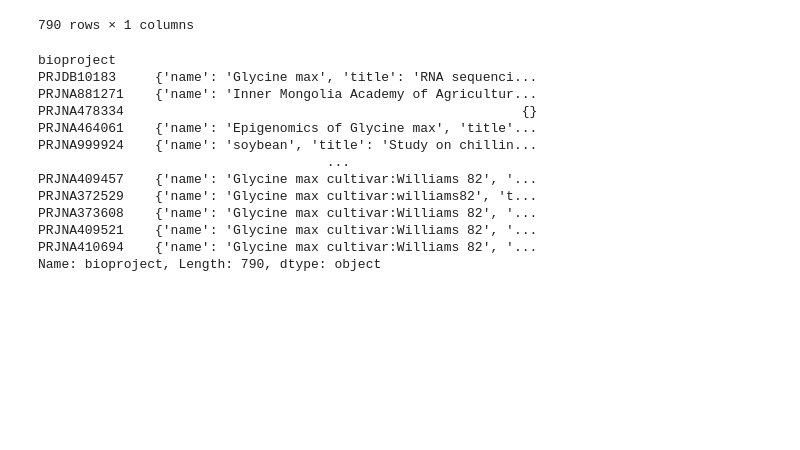
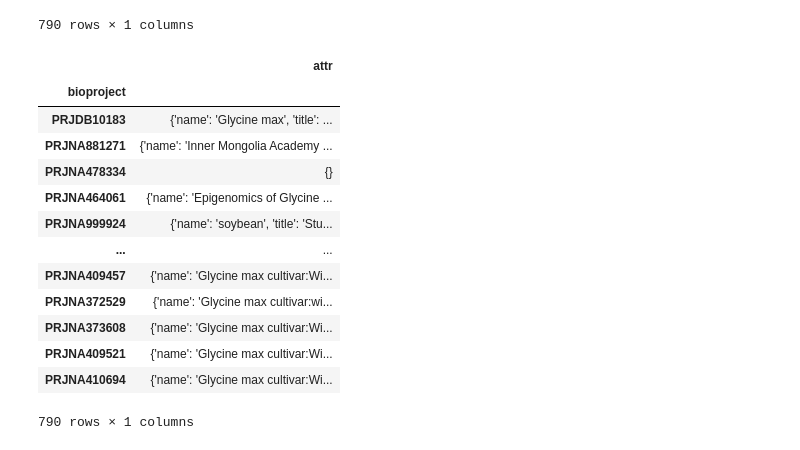
Before and after one commit to freire-guido/soy-biomarkers, a Jupyter notebook: metadata/bioproject.ipynb, the cells around one changed output. Drawn from its saved outputs; the diff is of its cells as text; code cells hidden in the pictures; blank space fills up the shorter version.

```diff
--- a/metadata/bioproject.ipynb
+++ b/metadata/bioproject.ipynb
@@ -21,25 +21,27 @@ bioprojects
 790 rows × 1 columns
 # %%
 try:
-    attr = pd.read_csv('bioproject_attributes.csv')
+    attr = pd.read_csv('bioproject_attributes.csv', index_col = 0)
+    attr['attr'] = attr['attr'].apply(eval)
 except:
     attr = bioprojects['bioproject'].apply(bioproject.get_bioproject)
     attr.index = bioprojects['bioproject']
-    attr = attr.apply(bioproject.from_bioproject)
+    attr['attr'] = attr.apply(bioproject.from_bioproject)
     attr.to_csv('bioproject_attributes.csv')
 attr
 # %% [output]
+|  | attr |
+| bioproject |  |
+| PRJDB10183 | {'name': 'Glycine max', 'title': ... |
+| PRJNA881271 | {'name': 'Inner Mongolia Academy ... |
+| PRJNA478334 | {} |
+| PRJNA464061 | {'name': 'Epigenomics of Glycine ... |
+| PRJNA999924 | {'name': 'soybean', 'title': 'Stu... |
+| ... | ... |
+| PRJNA409457 | {'name': 'Glycine max cultivar:Wi... |
+| PRJNA372529 | {'name': 'Glycine max cultivar:wi... |
+| PRJNA373608 | {'name': 'Glycine max cultivar:Wi... |
+| PRJNA409521 | {'name': 'Glycine max cultivar:Wi... |
+| PRJNA410694 | {'name': 'Glycine max cultivar:Wi... |
-bioproject
-PRJDB10183     {'name': 'Glycine max', 'title': 'RNA sequenci...
-PRJNA881271    {'name': 'Inner Mongolia Academy of Agricultur...
-PRJNA478334                                                   {}
-PRJNA464061    {'name': 'Epigenomics of Glycine max', 'title'...
-PRJNA999924    {'name': 'soybean', 'title': 'Study on chillin...
-                                     ...
-PRJNA409457    {'name': 'Glycine max cultivar:Williams 82', '...
-PRJNA372529    {'name': 'Glycine max cultivar:williams82', 't...
-PRJNA373608    {'name': 'Glycine max cultivar:Williams 82', '...
-PRJNA409521    {'name': 'Glycine max cultivar:Williams 82', '...
-PRJNA410694    {'name': 'Glycine max cultivar:Williams 82', '...
-Name: bioproject, Length: 790, dtype: object
+790 rows × 1 columns
 # %%
```
Also changed, not shown: parts of 2 cells of this notebook, 5 other files.
